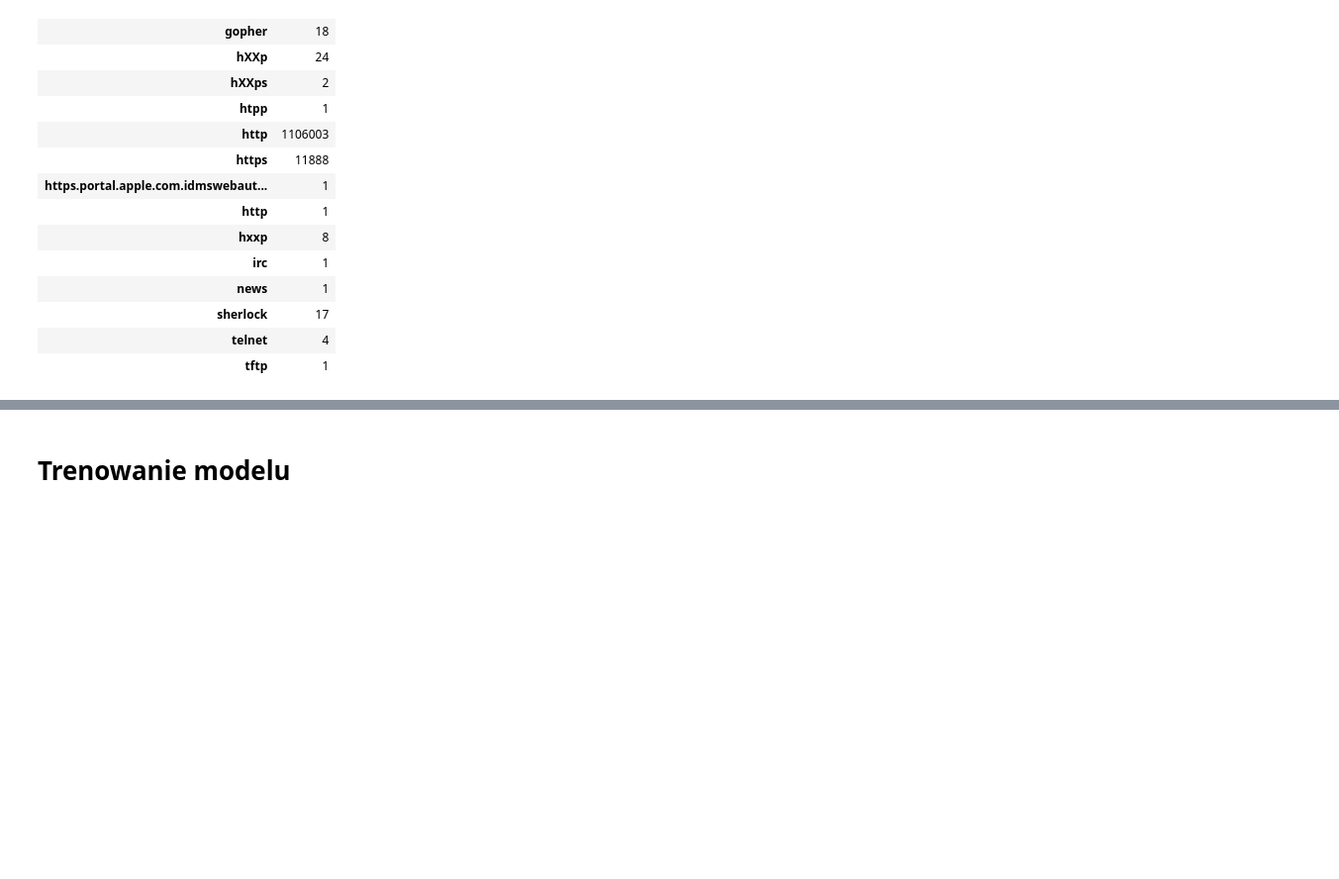
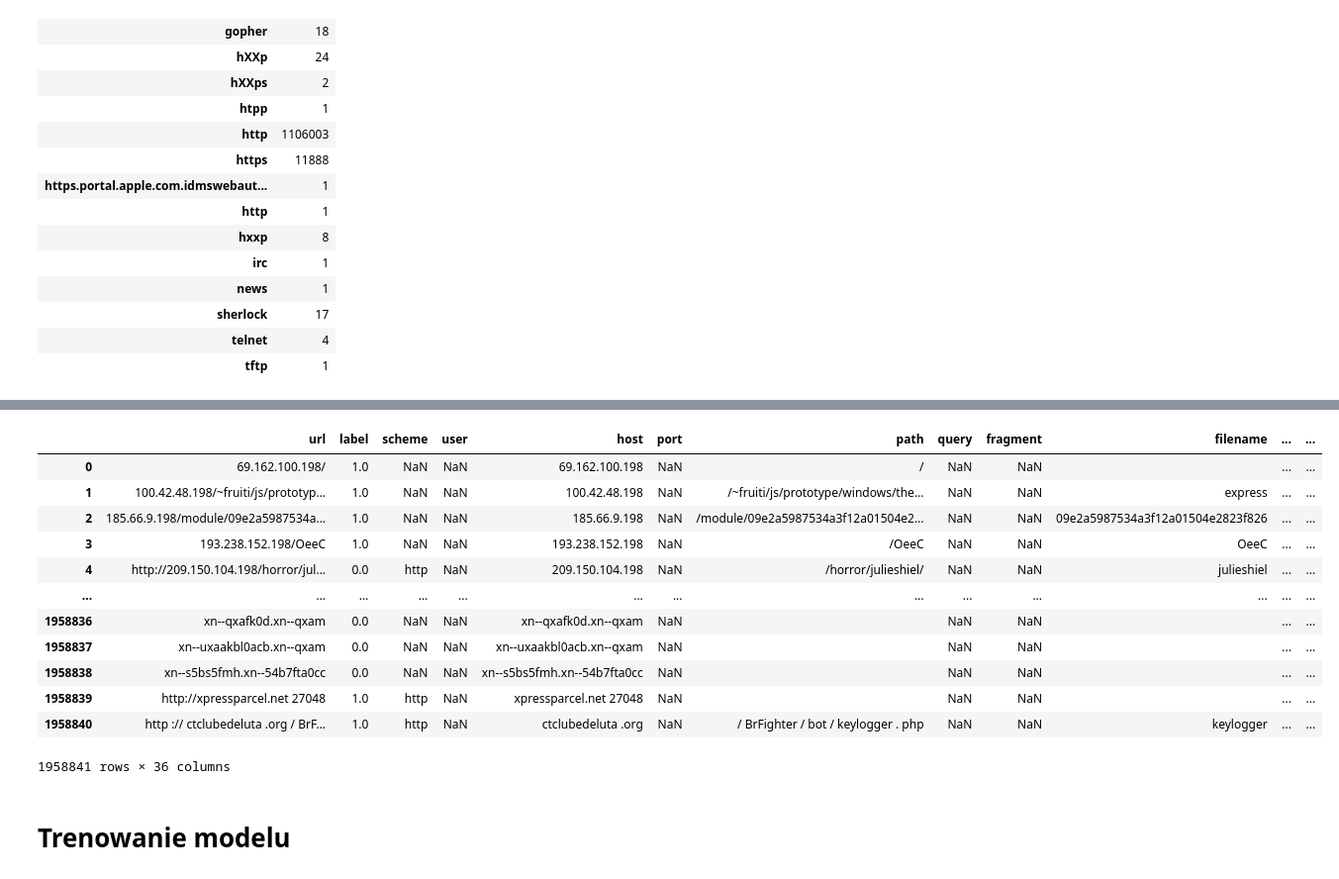
Before and after one commit to knmlprz/mallicious-url-model, a Jupyter notebook: Notebooks/Second_model-combined-URLs.ipynb, the cells around one changed output, grey strips where cells are left out. Shown at 99% size. Cells and saved outputs as stored; diff of their text form; code cells hidden in the pictures; blank space fills up the shorter version.

Commit message:
combine all data for presentation
I used `Second_model-combined-URLs.ipynb` to read all data, generate all metrics that are used later on for prediction and export them to `data_for_presenation.xz`.

```diff
--- a/Notebooks/Second_model-combined-URLs.ipynb
+++ b/Notebooks/Second_model-combined-URLs.ipynb
@@ -321,0 +338,2 @@ df[["url", "scheme"]].groupby("scheme").count()
+# %%
+X = calculate_metrics(df)
@@ -321,0 +356,2 @@ df[["url", "scheme"]].groupby("scheme").count()
+# %%
+calculated_df = pd.DataFrame(X, columns=fnames)
@@ -321,0 +374,17 @@ df[["url", "scheme"]].groupby("scheme").count()
+# %%
+join = pd.concat([df, calculated_df],axis=1, join="inner")
+join
+# %% [output]
+|  | url | label | scheme | user | host | port | path | query | fragment | filename | ... | ... |
+| 0 | 69.162.100.198/ | 1.0 | NaN | NaN | 69.162.100.198 | NaN | / | NaN | NaN |  | ... | ... |
+| 1 | 100.42.48.198/~fruiti/js/prototyp... | 1.0 | NaN | NaN | 100.42.48.198 | NaN | /~fruiti/js/prototype/windows/the... | NaN | NaN | express | ... | ... |
+| 2 | 185.66.9.198/module/09e2a5987534a... | 1.0 | NaN | NaN | 185.66.9.198 | NaN | /module/09e2a5987534a3f12a01504e2... | NaN | NaN | 09e2a5987534a3f12a01504e2823f826 | ... | ... |
+| 3 | 193.238.152.198/OeeC | 1.0 | NaN | NaN | 193.238.152.198 | NaN | /OeeC | NaN | NaN | OeeC | ... | ... |
+| 4 | http://209.150.104.198/horror/jul... | 0.0 | http | NaN | 209.150.104.198 | NaN | /horror/julieshiel/ | NaN | NaN | julieshiel | ... | ... |
+| ... | ... | ... | ... | ... | ... | ... | ... | ... | ... | ... | ... | ... |
+| 1958836 | xn--qxafk0d.xn--qxam | 0.0 | NaN | NaN | xn--qxafk0d.xn--qxam | NaN |  | NaN | NaN |  | ... | ... |
+| 1958837 | xn--uxaakbl0acb.xn--qxam | 0.0 | NaN | NaN | xn--uxaakbl0acb.xn--qxam | NaN |  | NaN | NaN |  | ... | ... |
+| 1958838 | xn--s5bs5fmh.xn--54b7fta0cc | 0.0 | NaN | NaN | xn--s5bs5fmh.xn--54b7fta0cc | NaN |  | NaN | NaN |  | ... | ... |
+| 1958839 | http://xpressparcel.net 27048 | 1.0 | http | NaN | xpressparcel.net 27048 | NaN |  | NaN | NaN |  | ... | ... |
+| 1958840 | http :// ctclubedeluta .org / BrF... | 1.0 | http | NaN | ctclubedeluta .org | NaN | / BrFighter / bot / keylogger . php | NaN | NaN | keylogger | ... | ... |
+1958841 rows × 36 columns
```
Also changed, not shown: parts of 6 cells of this notebook, 1 other file.
